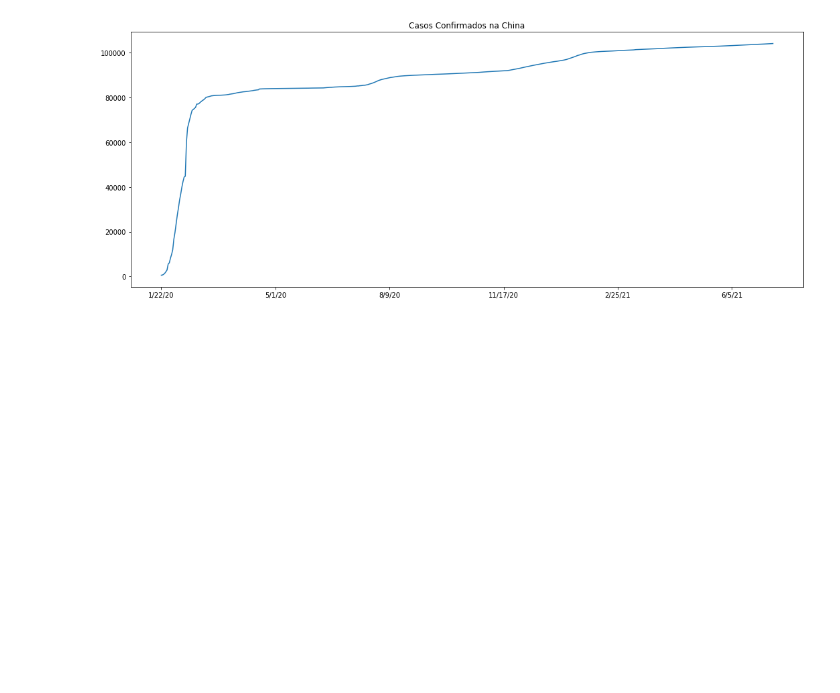
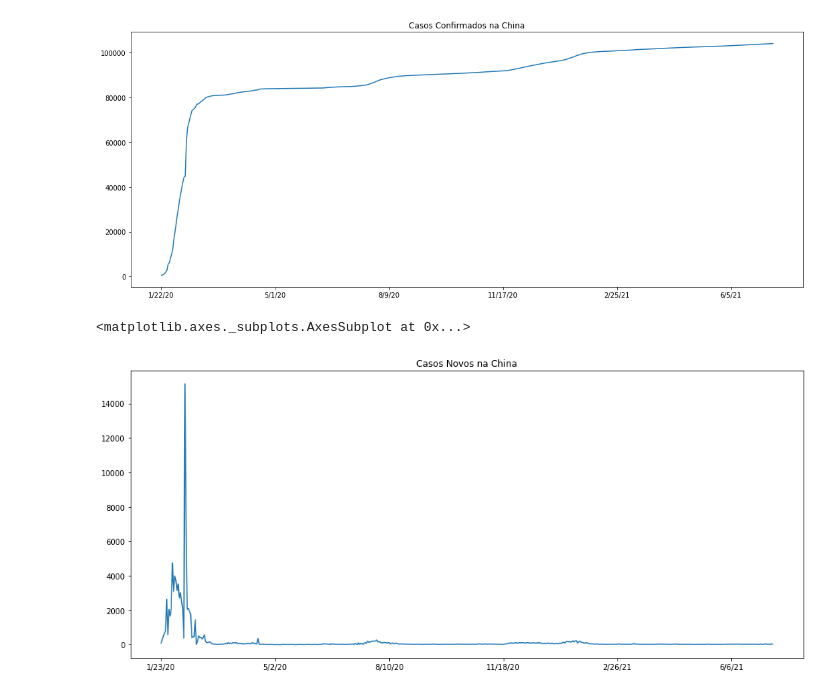
Before and after one commit to Helsonfs/Estudos_data_science_cvirus, a Jupyter notebook: Estudos_Data_Science_Covid_19.ipynb, the cells around one changed output. Cells and saved outputs as stored; diff of their text form; code cells hidden in the pictures; blank space fills up the shorter version.

```diff
--- a/Estudos_Data_Science_Covid_19.ipynb
+++ b/Estudos_Data_Science_Covid_19.ipynb
@@ -192,3 +192,11 @@ plt.title('Casos Confirmados na China')
 plt.show()
 # %% [output]
 [figure]
+# %%
+plt.figure(figsize=(16,7))
+plt.title('Casos Novos na China')
+novos_casos_china = confirmados_por_pais.loc['China'][2:].diff().dropna()
+novos_casos_china.plot()
+# %% [output]
+<matplotlib.axes._subplots.AxesSubplot at 0x...>
+[figure, added]
```
Also changed, not shown: parts of 21 cells of this notebook.
